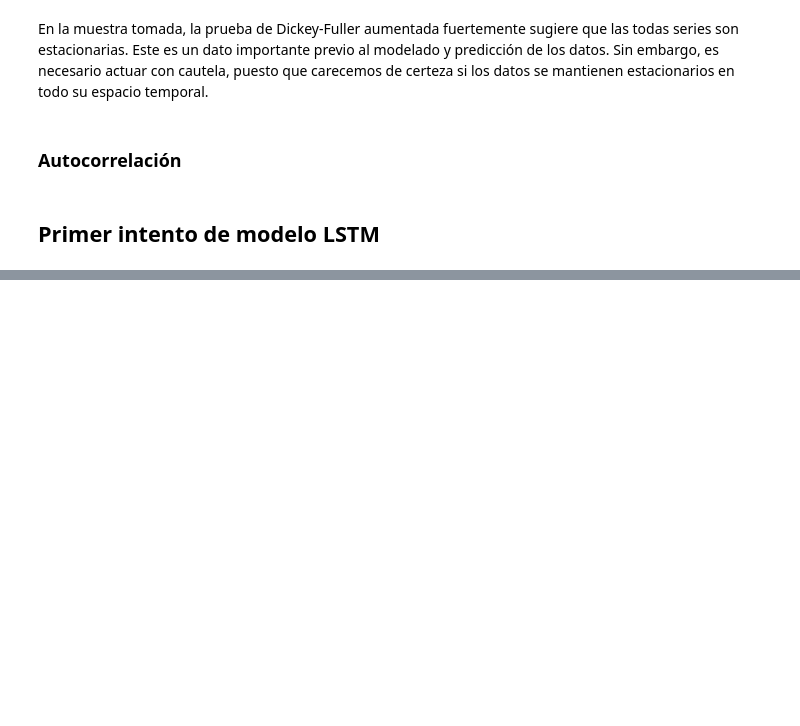
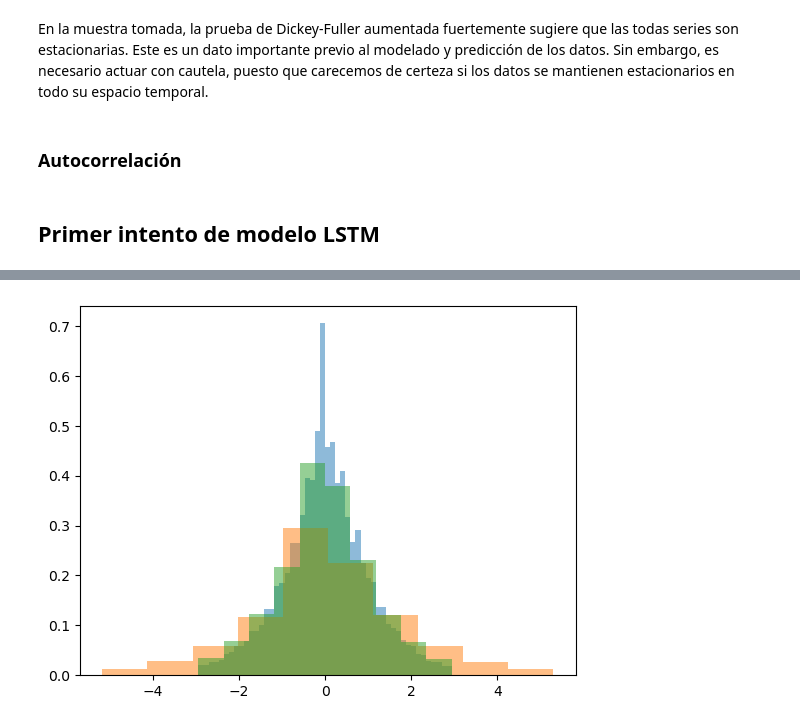
Before and after one commit to IFTrejoM/Binance-price-volatility-predictions-LSTM, a Jupyter notebook: binance.ipynb, the cells around one changed output, grey strips where cells are left out. Drawn from its saved outputs; the diff is of its cells as text; code cells hidden in the pictures; blank space fills up the shorter version.

```diff
--- a/binance.ipynb
+++ b/binance.ipynb
@@ -742,3 +765,10 @@ n_outputs = Y_scaled.shape[1]
+# %%
+plt.hist(Y_train, alpha=0.5, bins=50, density=True, label="Y_train")
+plt.hist(Y_test_rescaled, alpha=0.5, density=True, label="Y_test")
+plt.hist(Y_val, alpha=0.5, density=True, label="Y_val")
+plt.show()
+# %% [output]
+[figure, added]
 # %%
 from keras.models import Sequential
 from keras.layers import Dense, LSTM
```
Also changed, not shown: parts of 20 cells of this notebook, 3 other files.
